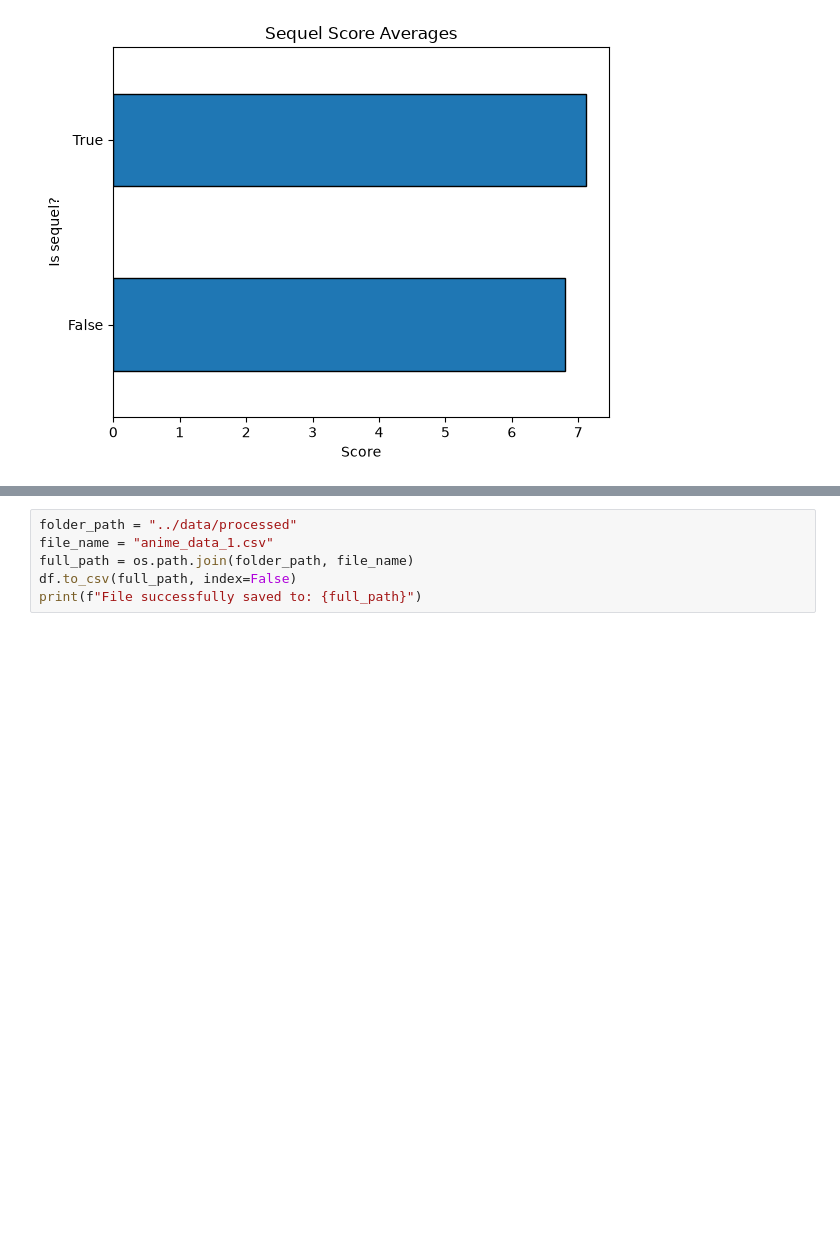
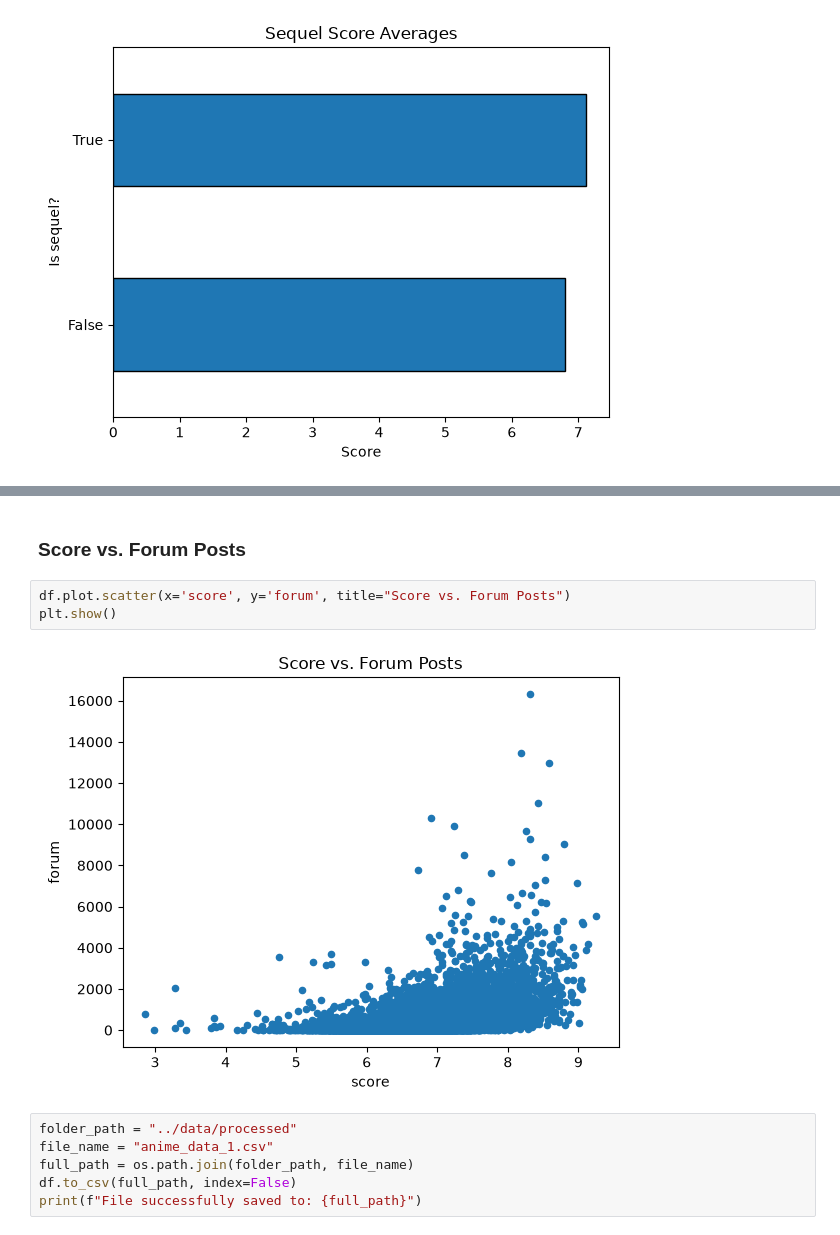
Before and after one commit to esan0983/FAL-Destroyer-3000, a Jupyter notebook: notebooks/02_eda.ipynb, the cells around one changed output, grey strips where cells are left out. Drawn from its saved outputs; the diff is of its cells as text; blank space fills up the shorter version.

```diff
--- a/notebooks/02_eda.ipynb
+++ b/notebooks/02_eda.ipynb
@@ -361,3 +382,10 @@ plt.show()
+# %% [markdown]
+### Score vs. Forum Posts
+# %%
+df.plot.scatter(x='score', y='forum', title="Score vs. Forum Posts")
+plt.show()
+# %% [output]
+[figure, added]
 # %%
 folder_path = "../data/processed"
 file_name = "anime_data_1.csv"
```
Also changed, not shown: parts of 9 cells of this notebook, 11 other files.
